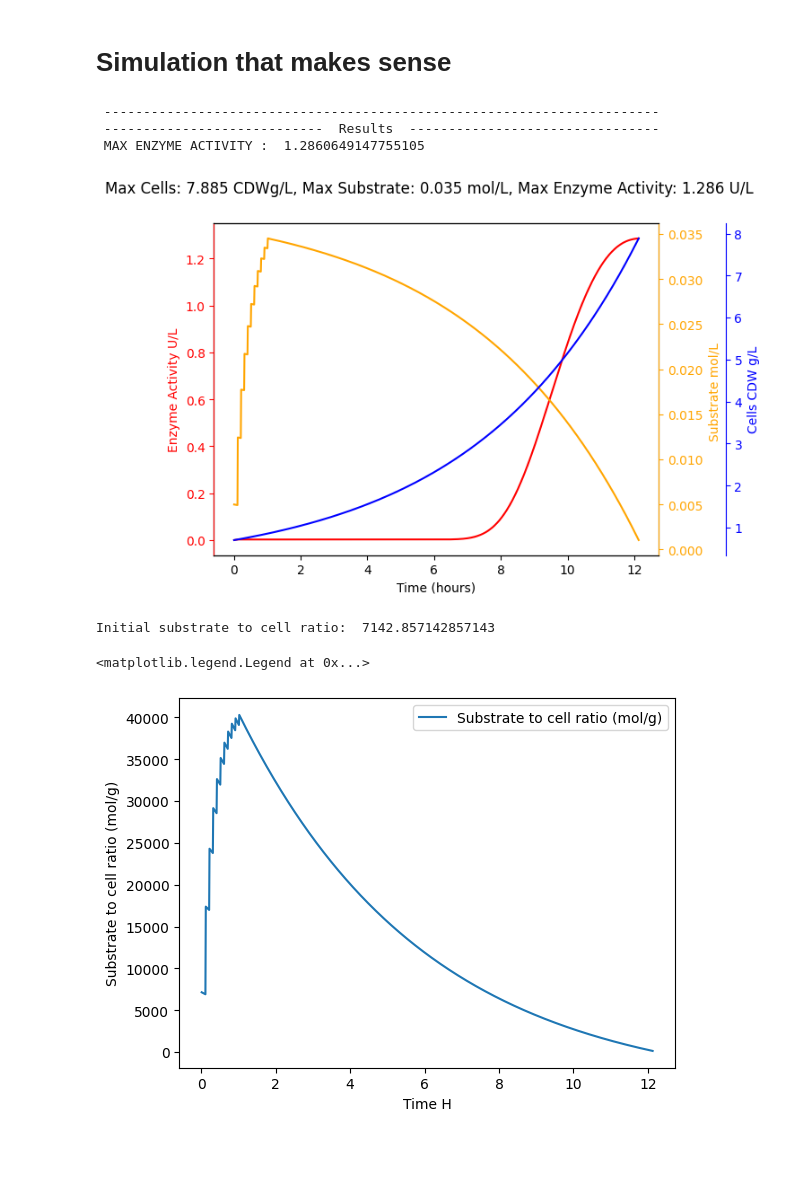
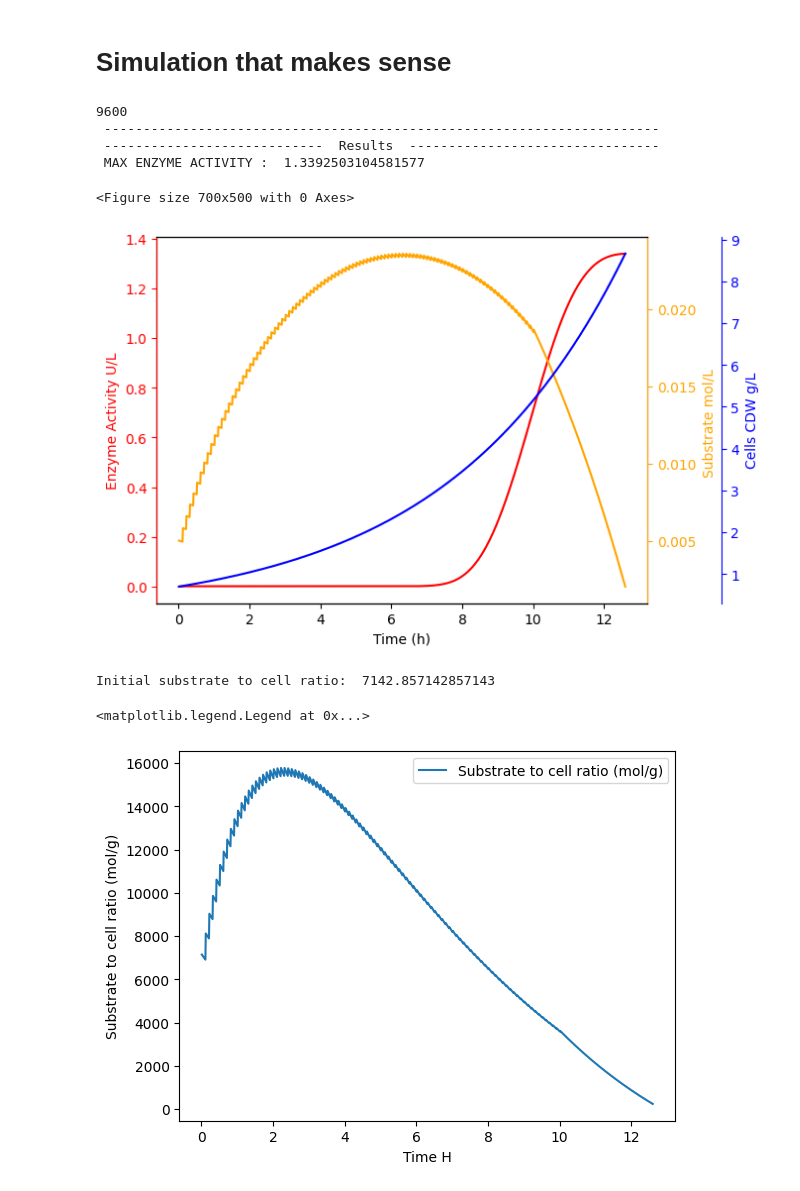
Before and after one commit to Harish-uthravalli/RL-fedbatch-feed-optimization, a Jupyter notebook: simulation.ipynb, the cells around one changed output. Cells and saved outputs as stored; diff of their text form; code cells hidden in the pictures; blank space fills up the shorter version.

```diff
--- a/simulation.ipynb
+++ b/simulation.ipynb
@@ -38,6 +38,7 @@ t_end = config.T_END
 total_sim_steps = int(t_end/del_t)
 tvec = [del_t + i * del_t for i in range(total_sim_steps)]
 ns = len(tvec)
+print(ns)
 kl = config.KL # mol/L
 cell_death_timer = config.CELL_DEATH_TIMER
 cell_death_time = config.CELL_DEATH_TIME
@@ -85,7 +86,7 @@ for i in range(ns):
     # # Update substrate
     if substrate_in_tank_liters < max_substrate_limit_liters:
         if i%(media_transfer_step) == 0 and i != 0:
-            substrate_action = 0.1
+            substrate_action = 0.01
             if True:
                 # get substrate concentraion for current timestep
                 substrate_concentration = S
@@ -142,44 +143,47 @@ print(" -----------------------------------------------------------------------"
 print(" ----------------------------  Results  --------------------------------")
 print(" MAX ENZYME ACTIVITY : ", max(D[:,2]))
 
+plt.figure(figsize=(7,5))
 fig, ax1 = plt.subplots()
-fig.suptitle(f"Max Cells: {max_cells} CDWg/L, Max Substrate: {sub_max} mol/L, Max Enzyme Activity: {max_enzyme} U/L" )
+#fig.suptitle(f"Max Cells: {max_cells} CDWg/L, Max Substrate: {sub_max} mol/L, Max Enzyme Activity: {max_enzyme} U/L" )
 #fig.suptitle(f"Simulation: Fed Batch Mode")
 ax1.plot(tvec[0:i] ,E ,color="red", label= "Enzyme Activity U/L")
 
 ax2 = ax1.twinx()
 ax2.plot(tvec[0:i], S, color="orange", label="Substrate mol/L")
 
 ax3 = ax1.twinx()
 ax3.plot(tvec[0:i] , X ,color="blue", label="Cells CDW g/L")
 #ax3.spines['right'].set_position(('outward',60))
 ax3.spines['right'].set_position(('axes',1.15))
 
 ax1.set_ylabel("Enzyme Activity U/L", color="red")
-ax1.set_xlabel("Time (hours)")
+ax1.set_xlabel("Time (h)")
 ax2.set_ylabel("Substrate mol/L ", color="orange")
 ax3.set_ylabel("Cells CDW g/L", color="blue")
 
 ax1.tick_params(axis='y',colors="red")
 ax2.tick_params(axis='y',colors="orange")
 ax3.tick_params(axis='y',colors="blue")
 
 ax2.spines['right'].set_color("orange")
 ax3.spines['right'].set_color("blue")
 ax3.spines['left'].set_color("red")
 #fig.legend()
 plt.show()
 
 plt.plot(tvec[:len(S_C_R)], S_C_R, label="Substrate to cell ratio (mol/g)")
 print("Initial substrate to cell ratio: ",S_C_R[0])
 plt.xlabel("Time H")
 plt.ylabel("Substrate to cell ratio (mol/g)")
 plt.legend()
 # %% [output]
+9600
  -----------------------------------------------------------------------
  ----------------------------  Results  --------------------------------
- MAX ENZYME ACTIVITY :  1.2860649147755105
+ MAX ENZYME ACTIVITY :  1.3392503104581577
+<Figure size 700x500 with 0 Axes>
-[figure, old version]
+[figure, new version]
-Initial substrate to cell ratio:  7142.857142857143
-<matplotlib.legend.Legend at 0x...>
+Initial substrate to cell ratio:  7142.857142857143
+<matplotlib.legend.Legend at 0x...>
-[figure, old version]
+[figure, new version]
```
Also changed, not shown: parts of 10 cells of this notebook, 59 other files.
